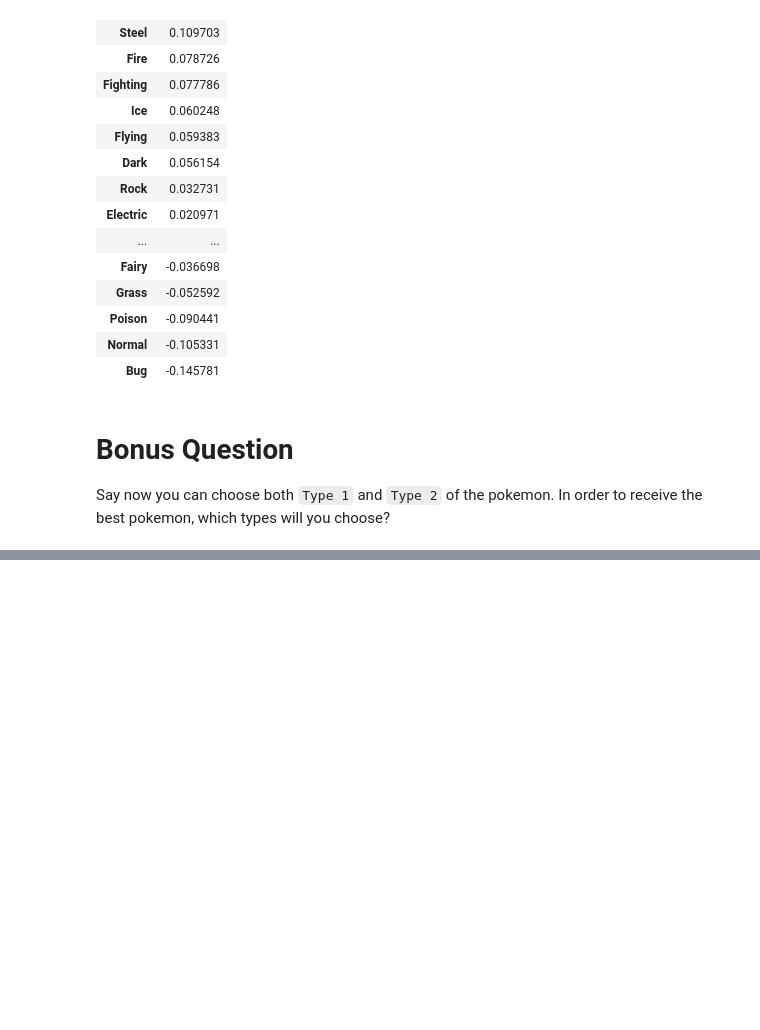
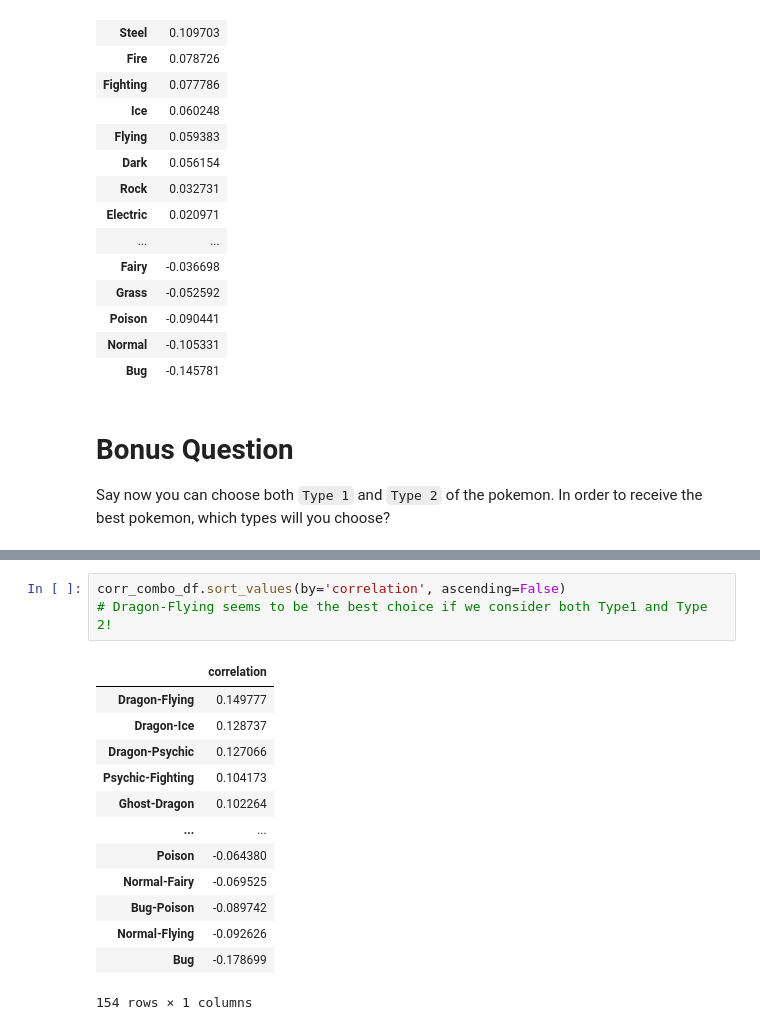
Before and after one commit to ironhack-bcn-data-pt/14-lab-df-calculation-and-transformation, a Jupyter notebook: your-code/challenge-2.ipynb, the cells around one changed output, grey strips where cells are left out. Cells and saved outputs as stored; diff of their text form; blank space fills up the shorter version.

```diff
--- a/your-code/challenge-2.ipynb
+++ b/your-code/challenge-2.ipynb
@@ -195,0 +276,17 @@ Say now you can choose both `Type 1` and `Type 2` of the pokemon. In order to re
+# %%
+corr_combo_df.sort_values(by='correlation', ascending=False)
+# Dragon-Flying seems to be the best choice if we consider both Type1 and Type 2!
+# %% [output]
+|  | correlation |
+| Dragon-Flying | 0.149777 |
+| Dragon-Ice | 0.128737 |
+| Dragon-Psychic | 0.127066 |
+| Psychic-Fighting | 0.104173 |
+| Ghost-Dragon | 0.102264 |
+| ... | ... |
+| Poison | -0.064380 |
+| Normal-Fairy | -0.069525 |
+| Bug-Poison | -0.089742 |
+| Normal-Flying | -0.092626 |
+| Bug | -0.178699 |
+154 rows × 1 columns
```
Also changed, not shown: parts of 8 cells of this notebook.
